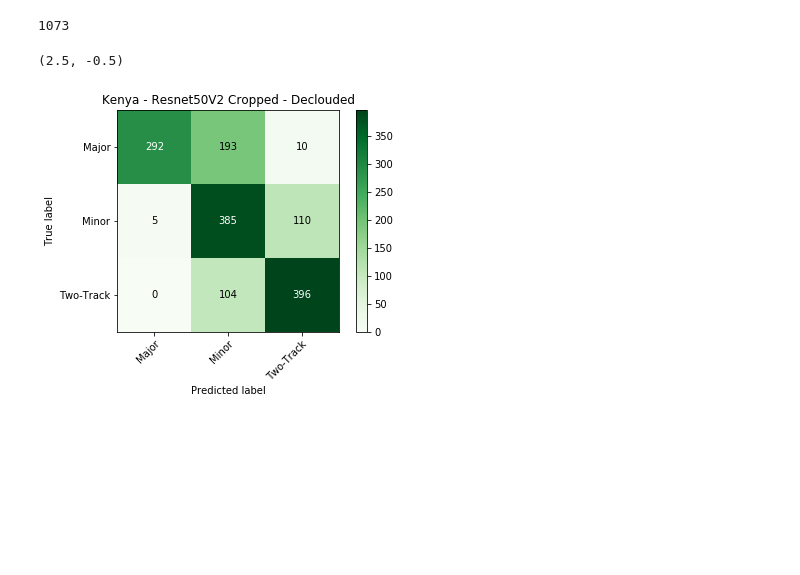
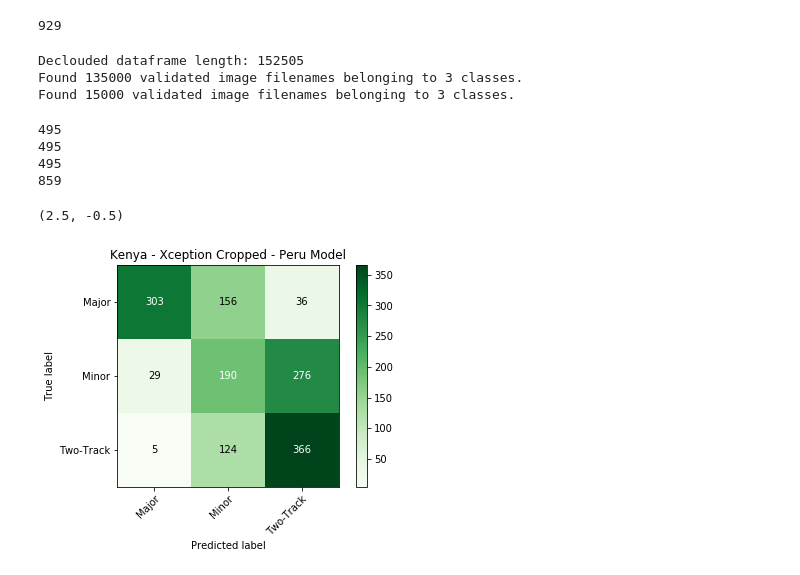
Before and after one commit to choiben314/cs325b, a Jupyter notebook: ben_dev_3.ipynb, the cells around one changed output. Saved outputs shown, nothing was run; the diff lists cells and outputs as text; code cells hidden in the pictures; blank space fills up the shorter version.

Commit message:
Add Peru and 3 channel support. Run final experiments.

```diff
--- a/ben_dev_3.ipynb
+++ b/ben_dev_3.ipynb
@@ -35,7 +33,8 @@ convnet.fit_generator(
     callbacks=trainer.callbacks,
     validation_data=val_generator,
     validation_steps=len(val_generator),
-    class_weight=data_manager.class_weight("kenya"),
+#     class_weight=data_manager.class_weight("kenya"),
+    class_weight=[1.64, 1, 2],
     use_multiprocessing=True
 )
 # %% [output]
@@ -59,0 +42,9 @@ Epoch 15/15
+# %%
+convnet.load_weights('data/cls_cropped_all_peru-2/checkpoints/weights.02-0.79.hdf5')
+# convnet.load_weights('data/cls_cropped_Xception_all-2/checkpoints/weights.03-0.49.hdf5')
+# predictions = convnet.predict_generator(val_generator, steps=len(val_generator))
+# predictions = np.argmax(predictions, axis=1)
+# %%
+len([i for i, x in enumerate(val_generator.classes) if x == 2])
+# %% [output]
+929
@@ -60,27 +108,37 @@ Epoch 15/15
+# %%
+p_config=load_config("cls_cropped_Xception_all-2")
+p_data_manager = DataManager(p_config)
+p_train_generator, p_val_generator, p_dataframe = p_data_manager.generate_kenya()
+# %% [output]
+Declouded dataframe length: 152505
+Found 135000 validated image filenames belonging to 3 classes.
+Found 15000 validated image filenames belonging to 3 classes.
 # %%
-predictions = convnet.predict_generator(val_generator, steps=len(val_generator))
-predictions = np.argmax(predictions, axis=1)
+p_predictions = convnet.predict_generator(p_val_generator, steps=len(p_val_generator))
+p_predictions = np.argmax(p_predictions, axis=1)
 # %%
-from sklearn.metrics import confusion_matrix
+major_indices = [i for i, x in enumerate(p_val_generator.classes) if x == 0][:495]
+minor_indices = [i for i, x in enumerate(p_val_generator.classes) if x == 1][:495]
+two_indices = [i for i, x in enumerate(p_val_generator.classes) if x == 2][:495]
 
-major_indices = [i for i, x in enumerate(val_generator.classes) if x == 0][:500]
-minor_indices = [i for i, x in enumerate(val_generator.classes) if x == 1][:500]
-two_indices = [i for i, x in enumerate(val_generator.classes) if x == 2][:500]
+print(len(major_indices))
+print(len(minor_indices))
+print(len(two_indices))
 
 y_pred = []
 y_true = []
 
 for index in major_indices:
-    y_true.append(val_generator.classes[index])
-    y_pred.append(predictions[index])
+    y_true.append(p_val_generator.classes[index])
+    y_pred.append(p_predictions[index])
 
 for index in minor_indices:
-    y_true.append(val_generator.classes[index])
-    y_pred.append(predictions[index])
+    y_true.append(p_val_generator.classes[index])
+    y_pred.append(p_predictions[index])
 
 for index in two_indices:
-    y_true.append(val_generator.classes[index])
-    y_pred.append(predictions[index])
+    y_true.append(p_val_generator.classes[index])
+    y_pred.append(p_predictions[index])
 
 # y_pred = np.argmax(predictions, axis=1)
 
@@ -91,33 +149,36 @@ classes = ['Major', 'Minor', 'Two-Track']
 cm = confusion_matrix(y_true, y_pred)
 
 fig, ax = plt.subplots()
 im = ax.imshow(cm, interpolation='nearest', cmap=plt.cm.Greens)
 ax.figure.colorbar(im, ax=ax)
 # We want to show all ticks...
 ax.set(xticks=np.arange(cm.shape[1]),
        yticks=np.arange(cm.shape[0]),
        # ... and label them with the respective list entries
        xticklabels=classes, yticklabels=classes,
-       title='Kenya - Resnet50V2 Cropped - Declouded',
+       title='Kenya - Xception Cropped - Peru Model',
        ylabel='True label',
        xlabel='Predicted label')
 
 # Rotate the tick labels and set their alignment.
 plt.setp(ax.get_xticklabels(), rotation=45, ha="right",
          rotation_mode="anchor")
 
 # fmt = '.2f' if normalize else 'd'
 thresh = cm.max() / 2.
 for i in range(cm.shape[0]):
     for j in range(cm.shape[1]):
         ax.text(j, i, format(cm[i, j], 'd'),
                 ha="center", va="center",
                 color="white" if cm[i, j] > thresh else "black")
 
 fig.tight_layout()
 fig.show()
 plt.ylim([2.5, -0.5])
 # %% [output]
-1073
+495
+495
+495
+859
 (2.5, -0.5)
-[figure, old version]
+[figure, new version]
```
Also changed, not shown: parts of 4 cells of this notebook, 5 other files.
